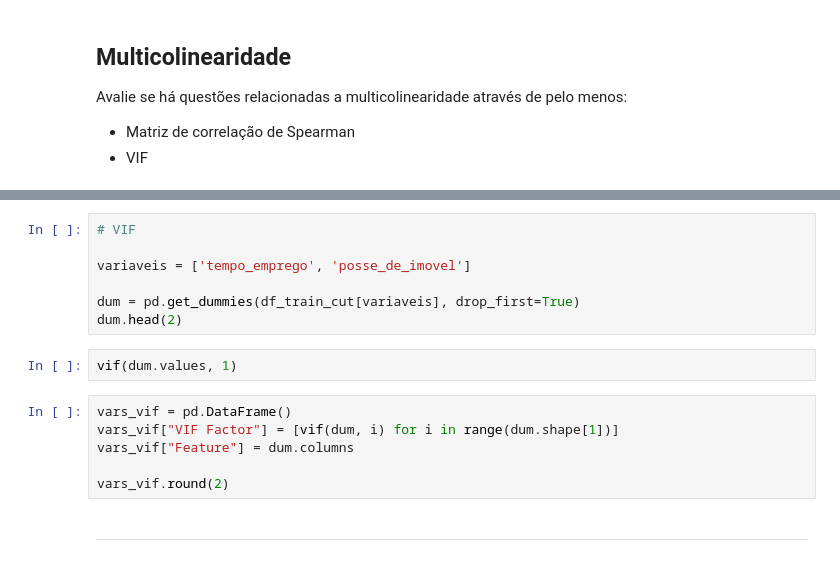
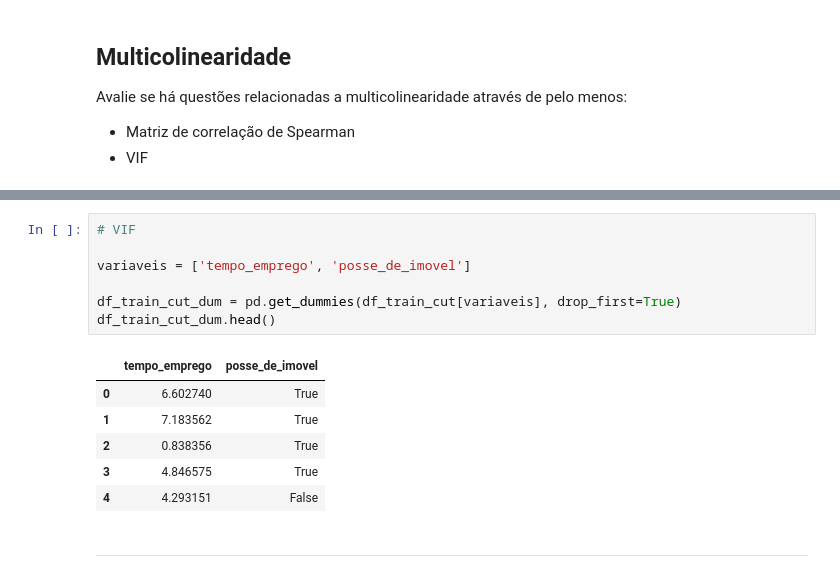
Before and after one commit to raafarosa/Ebac_Data_Scientist_Gen, a Jupyter notebook: Module 35 - Regressão IV/md35-practice.ipynb, the cells around one changed output, grey strips where cells are left out. Drawn from its saved outputs; the diff is of its cells as text.

```diff
--- a/Module 35 - Regressão IV/md35-practice.ipynb
+++ b/Module 35 - Regressão IV/md35-practice.ipynb
@@ -208,18 +286,17 @@ df_train_cut.corr(method='spearman')
 # %%
 # VIF
 
 variaveis = ['tempo_emprego', 'posse_de_imovel']
 
-dum = pd.get_dummies(df_train_cut[variaveis], drop_first=True)
-dum.head(2)
+df_train_cut_dum = pd.get_dummies(df_train_cut[variaveis], drop_first=True)
+df_train_cut_dum.head()
+# %% [output]
+|  | tempo_emprego | posse_de_imovel |
+| 0 | 6.602740 | True |
+| 1 | 7.183562 | True |
+| 2 | 0.838356 | True |
+| 3 | 4.846575 | True |
+| 4 | 4.293151 | False |
-# %%
-vif(dum.values, 1)
-# %%
-vars_vif = pd.DataFrame()
-vars_vif["VIF Factor"] = [vif(dum, i) for i in range(dum.shape[1])]
-vars_vif["Feature"] = dum.columns
-
-vars_vif.round(2)
 # %% [markdown]
 ---
 # %% [markdown]
```
Also changed, not shown: parts of 28 cells of this notebook, 1 other file.
